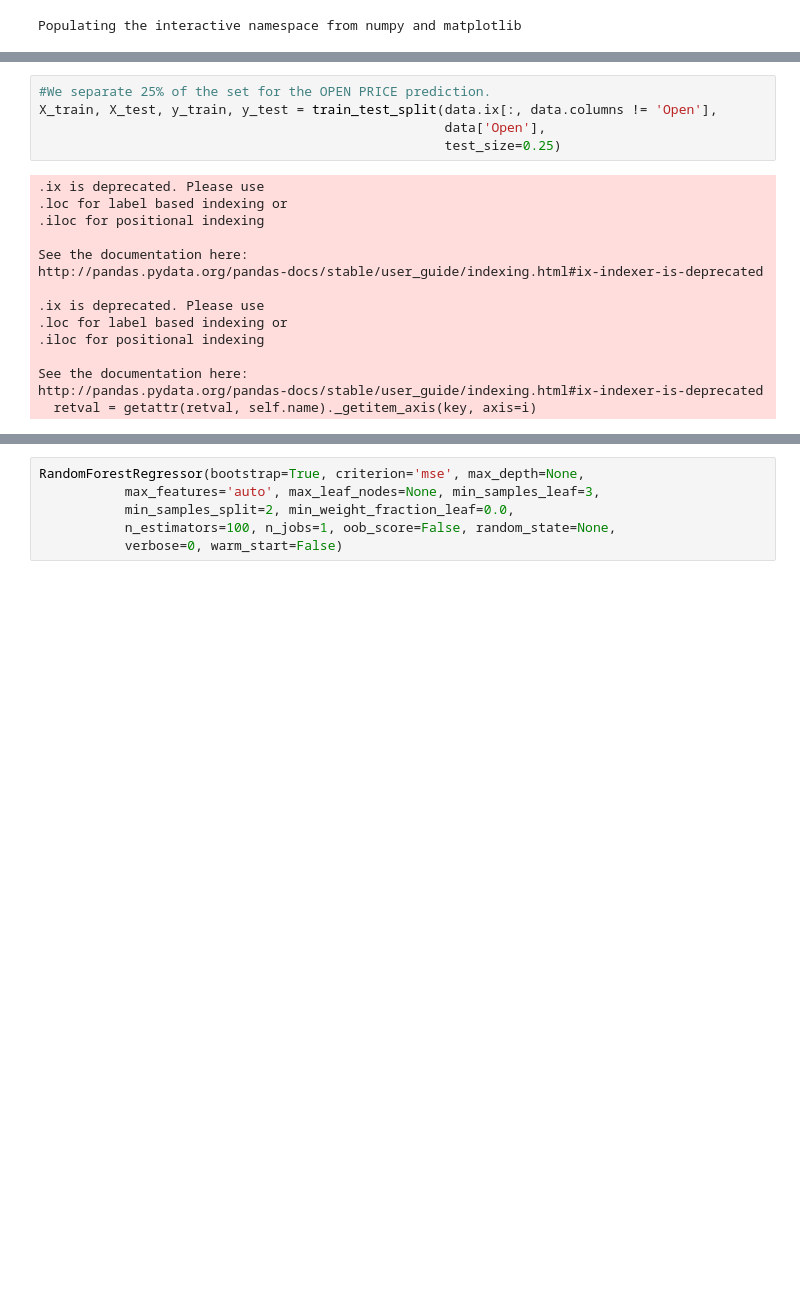
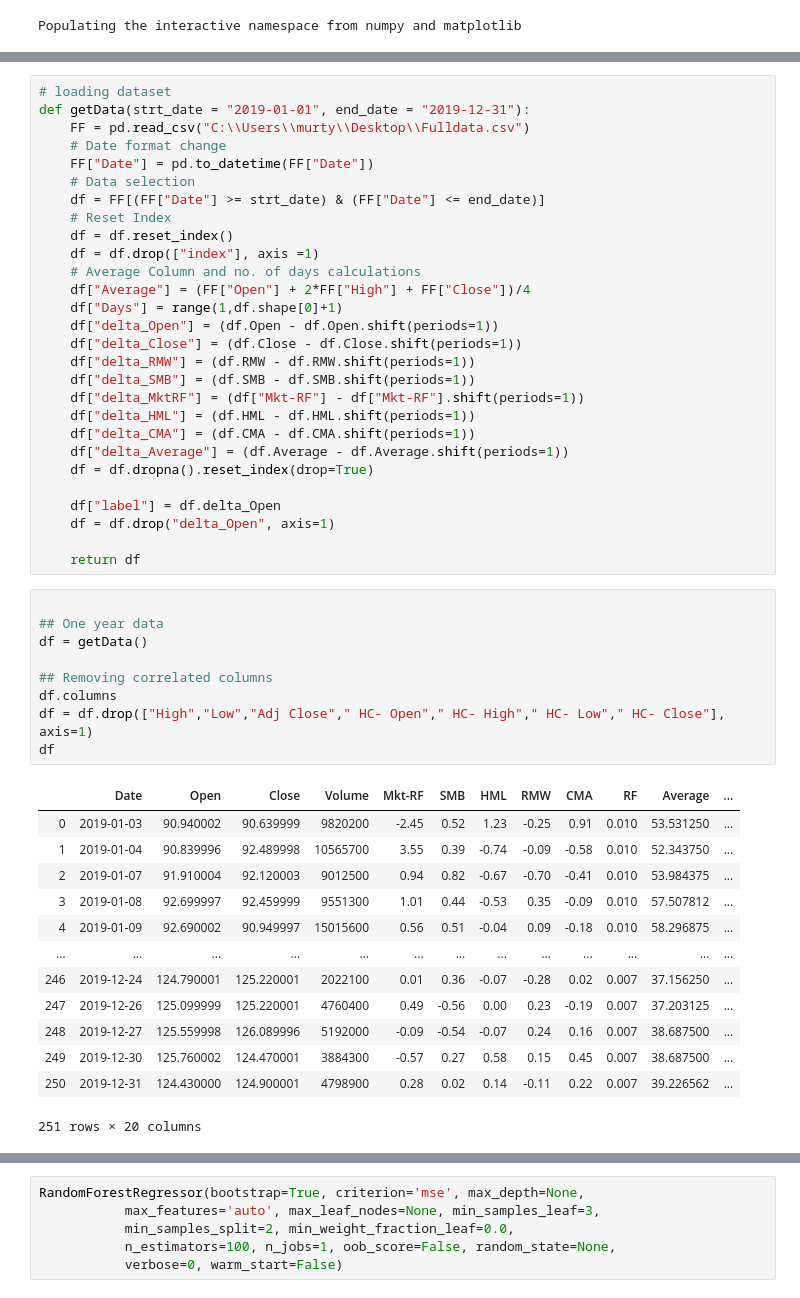
Before and after one commit to parthrana34/Machine-Learning-in-Finance, a Jupyter notebook: Dashboard/Supriya/Random_Forest.ipynb, the cells around one changed output, grey strips where cells are left out. Saved outputs shown, nothing was run; the diff lists cells and outputs as text; blank space fills up the shorter version.

```diff
--- a/Dashboard/Supriya/Random_Forest.ipynb
+++ b/Dashboard/Supriya/Random_Forest.ipynb
@@ -33,20 +14,51 @@ data.head()
-# %%
-#We separate 25% of the set for the OPEN PRICE prediction.
-X_train, X_test, y_train, y_test = train_test_split(data.ix[:, data.columns != 'Open'],
-                                                    data['Open'],
-                                                    test_size=0.25)
-# %% [output]
-.ix is deprecated. Please use
-.loc for label based indexing or
-.iloc for positional indexing
-
-See the documentation here:
-http://pandas.pydata.org/pandas-docs/stable/user_guide/indexing.html#ix-indexer-is-deprecated
-
-.ix is deprecated. Please use
-.loc for label based indexing or
-.iloc for positional indexing
-
-See the documentation here:
-http://pandas.pydata.org/pandas-docs/stable/user_guide/indexing.html#ix-indexer-is-deprecated
-  retval = getattr(retval, self.name)._getitem_axis(key, axis=i)
+# %%
+# loading dataset
+def getData(strt_date = "2019-01-01", end_date = "2019-12-31"):
+    FF = pd.read_csv("C:\\Users\\murty\\Desktop\\Fulldata.csv")
+    # Date format change
+    FF["Date"] = pd.to_datetime(FF["Date"])
+    # Data selection
+    df = FF[(FF["Date"] >= strt_date) & (FF["Date"] <= end_date)]
+    # Reset Index
+    df = df.reset_index()
+    df = df.drop(["index"], axis =1)
+    # Average Column and no. of days calculations
+    df["Average"] = (FF["Open"] + 2*FF["High"] + FF["Close"])/4
+    df["Days"] = range(1,df.shape[0]+1)
+    df["delta_Open"] = (df.Open - df.Open.shift(periods=1))
+    df["delta_Close"] = (df.Close - df.Close.shift(periods=1))
+    df["delta_RMW"] = (df.RMW - df.RMW.shift(periods=1))
+    df["delta_SMB"] = (df.SMB - df.SMB.shift(periods=1))
+    df["delta_MktRF"] = (df["Mkt-RF"] - df["Mkt-RF"].shift(periods=1))
+    df["delta_HML"] = (df.HML - df.HML.shift(periods=1))
+    df["delta_CMA"] = (df.CMA - df.CMA.shift(periods=1))
+    df["delta_Average"] = (df.Average - df.Average.shift(periods=1))
+    df = df.dropna().reset_index(drop=True)
+
+    df["label"] = df.delta_Open
+    df = df.drop("delta_Open", axis=1)
+
+    return df
+# %%
+
+## One year data
+df = getData()
+
+## Removing correlated columns
+df.columns
+df = df.drop(["High","Low","Adj Close"," HC- Open"," HC- High"," HC- Low"," HC- Close"], axis=1)
+df
+# %% [output]
+|  | Date | Open | Close | Volume | Mkt-RF | SMB | HML | RMW | CMA | RF | Average | ... |
+| 0 | 2019-01-03 | 90.940002 | 90.639999 | 9820200 | -2.45 | 0.52 | 1.23 | -0.25 | 0.91 | 0.010 | 53.531250 | ... |
+| 1 | 2019-01-04 | 90.839996 | 92.489998 | 10565700 | 3.55 | 0.39 | -0.74 | -0.09 | -0.58 | 0.010 | 52.343750 | ... |
+| 2 | 2019-01-07 | 91.910004 | 92.120003 | 9012500 | 0.94 | 0.82 | -0.67 | -0.70 | -0.41 | 0.010 | 53.984375 | ... |
+| 3 | 2019-01-08 | 92.699997 | 92.459999 | 9551300 | 1.01 | 0.44 | -0.53 | 0.35 | -0.09 | 0.010 | 57.507812 | ... |
+| 4 | 2019-01-09 | 92.690002 | 90.949997 | 15015600 | 0.56 | 0.51 | -0.04 | 0.09 | -0.18 | 0.010 | 58.296875 | ... |
+| ... | ... | ... | ... | ... | ... | ... | ... | ... | ... | ... | ... | ... |
+| 246 | 2019-12-24 | 124.790001 | 125.220001 | 2022100 | 0.01 | 0.36 | -0.07 | -0.28 | 0.02 | 0.007 | 37.156250 | ... |
+| 247 | 2019-12-26 | 125.099999 | 125.220001 | 4760400 | 0.49 | -0.56 | 0.00 | 0.23 | -0.19 | 0.007 | 37.203125 | ... |
+| 248 | 2019-12-27 | 125.559998 | 126.089996 | 5192000 | -0.09 | -0.54 | -0.07 | 0.24 | 0.16 | 0.007 | 38.687500 | ... |
+| 249 | 2019-12-30 | 125.760002 | 124.470001 | 3884300 | -0.57 | 0.27 | 0.58 | 0.15 | 0.45 | 0.007 | 38.687500 | ... |
+| 250 | 2019-12-31 | 124.430000 | 124.900001 | 4798900 | 0.28 | 0.02 | 0.14 | -0.11 | 0.22 | 0.007 | 39.226562 | ... |
+251 rows × 20 columns
```
Also changed, not shown: parts of 10 cells of this notebook.
